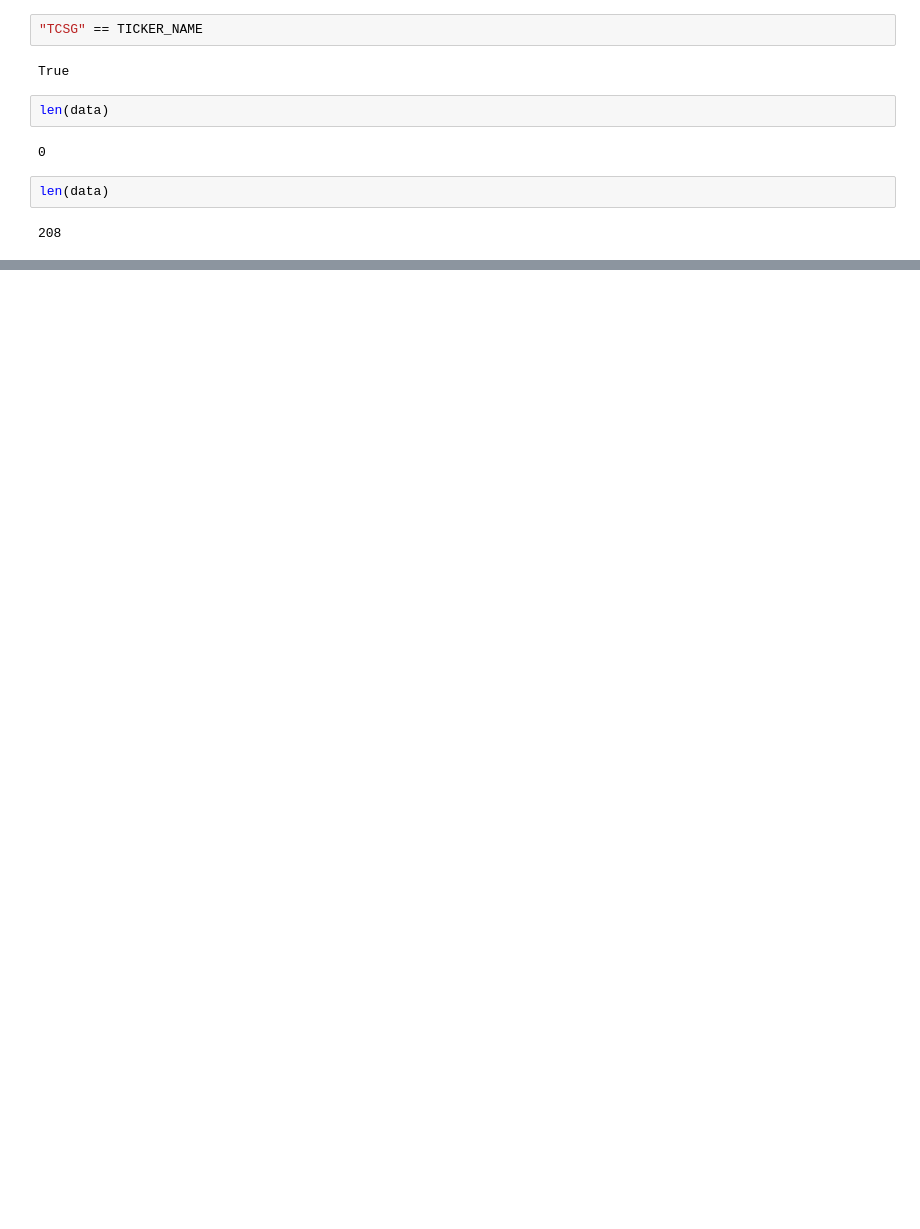
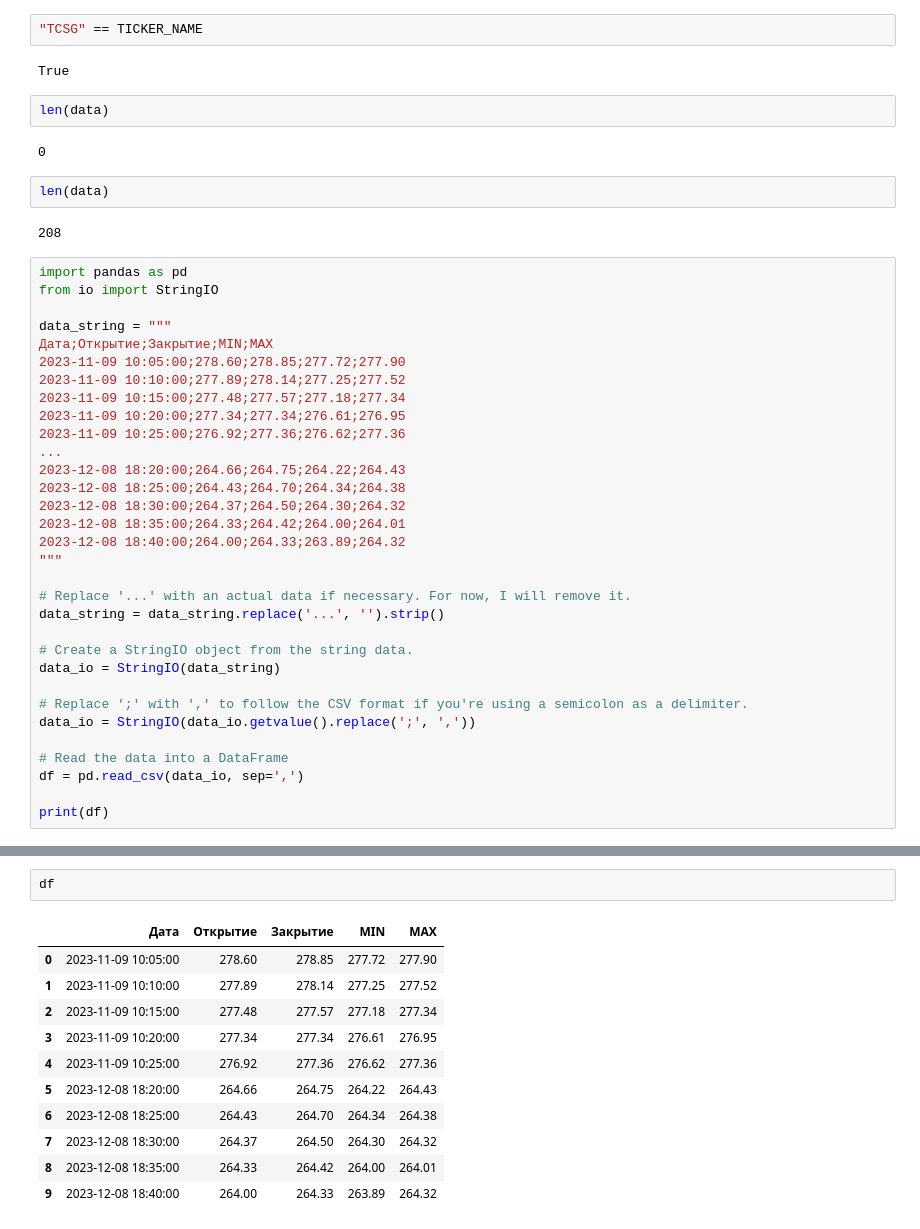
Before and after one commit to iliaNecrov/december-hack, a Jupyter notebook: src/chatbot/test.ipynb, the cells around one changed output, grey strips where cells are left out. Cells and saved outputs as stored; diff of their text form; blank space fills up the shorter version.

```diff
--- a/src/chatbot/test.ipynb
+++ b/src/chatbot/test.ipynb
@@ -321,3 +345,35 @@ len(data)
 len(data)
 # %% [output]
 208
+# %%
+import pandas as pd
+from io import StringIO
+
+data_string = """
+Дата;Открытие;Закрытие;MIN;MAX
+2023-11-09 10:05:00;278.60;278.85;277.72;277.90
+2023-11-09 10:10:00;277.89;278.14;277.25;277.52
+2023-11-09 10:15:00;277.48;277.57;277.18;277.34
+2023-11-09 10:20:00;277.34;277.34;276.61;276.95
+2023-11-09 10:25:00;276.92;277.36;276.62;277.36
+...
+2023-12-08 18:20:00;264.66;264.75;264.22;264.43
+2023-12-08 18:25:00;264.43;264.70;264.34;264.38
+2023-12-08 18:30:00;264.37;264.50;264.30;264.32
+2023-12-08 18:35:00;264.33;264.42;264.00;264.01
+2023-12-08 18:40:00;264.00;264.33;263.89;264.32
+"""
+
+# Replace '...' with an actual data if necessary. For now, I will remove it.
+data_string = data_string.replace('...', '').strip()
+
+# Create a StringIO object from the string data.
+data_io = StringIO(data_string)
+
+# Replace ';' with ',' to follow the CSV format if you're using a semicolon as a delimiter.
+data_io = StringIO(data_io.getvalue().replace(';', ','))
+
+# Read the data into a DataFrame
+df = pd.read_csv(data_io, sep=',')
+
+print(df)
@@ -323,0 +392,14 @@ len(data)
+# %%
+df
+# %% [output]
+|  | Дата | Открытие | Закрытие | MIN | MAX |
+| 0 | 2023-11-09 10:05:00 | 278.60 | 278.85 | 277.72 | 277.90 |
+| 1 | 2023-11-09 10:10:00 | 277.89 | 278.14 | 277.25 | 277.52 |
+| 2 | 2023-11-09 10:15:00 | 277.48 | 277.57 | 277.18 | 277.34 |
+| 3 | 2023-11-09 10:20:00 | 277.34 | 277.34 | 276.61 | 276.95 |
+| 4 | 2023-11-09 10:25:00 | 276.92 | 277.36 | 276.62 | 277.36 |
+| 5 | 2023-12-08 18:20:00 | 264.66 | 264.75 | 264.22 | 264.43 |
+| 6 | 2023-12-08 18:25:00 | 264.43 | 264.70 | 264.34 | 264.38 |
+| 7 | 2023-12-08 18:30:00 | 264.37 | 264.50 | 264.30 | 264.32 |
+| 8 | 2023-12-08 18:35:00 | 264.33 | 264.42 | 264.00 | 264.01 |
+| 9 | 2023-12-08 18:40:00 | 264.00 | 264.33 | 263.89 | 264.32 |
```
Also changed, not shown: parts of 13 cells of this notebook.
